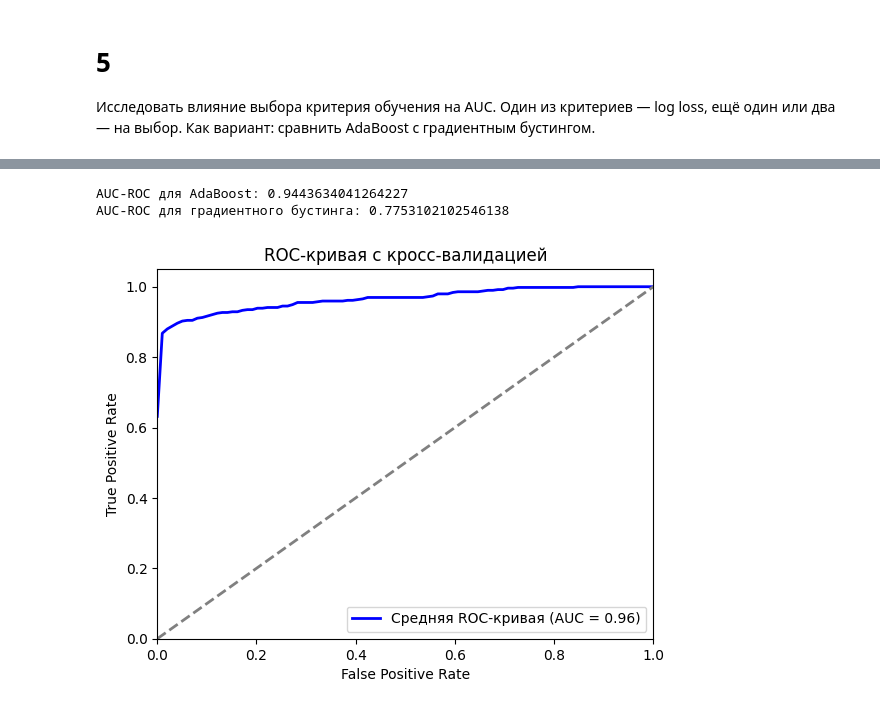
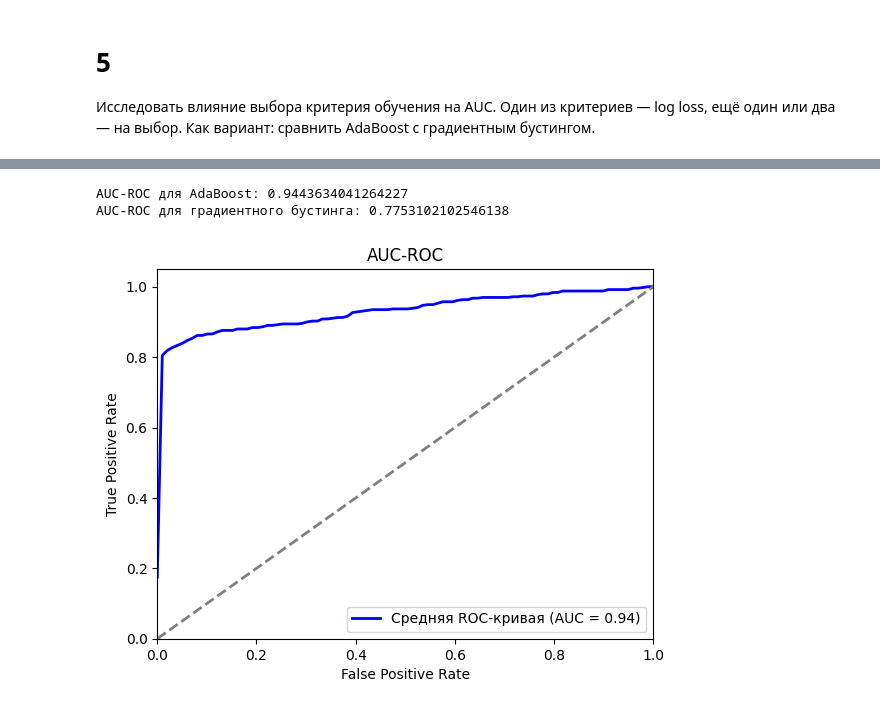
Before and after one commit to EmelyanovAlexey/solution_stat_theory, a Jupyter notebook: 5_task/lab.ipynb, the cells around one changed output, grey strips where cells are left out. Saved outputs shown, nothing was run; the diff lists cells and outputs as text; code cells hidden in the pictures.

```diff
--- a/5_task/lab.ipynb
+++ b/5_task/lab.ipynb
@@ -33,7 +33,7 @@ data = pd.read_csv("creditcard.csv")
 normal_transactions = data[data["Class"] == 0]
 fraud_transactions = data[data["Class"] == 1]
 
-normal_downsampled = resample(normal_transactions, n_samples=2000, random_state=42)
+normal_downsampled = resample(normal_transactions, n_samples=100000, random_state=42)
 
 # Объедините сокращенные нормальные транзакции и все мошеннические транзакции
 small_data = pd.concat([normal_downsampled, fraud_transactions])
@@ -57,5 +57,7 @@ Name: count, dtype: int64
 # %%
 # Разделим данные на признаки (X) и целевую переменную (y)
+small_data = small_data.sample(frac=1, random_state=42)
+
 X = small_data.drop("Class", axis=1)
 y = small_data["Class"]
 
@@ -241,18 +345,18 @@ AUC-ROC для градиентного бустинга: 0.7753102102546138
 # %%
 print("AUC-ROC для AdaBoost:", auc_ada)
 print("AUC-ROC для градиентного бустинга:", auc_grad_boost)
 
 plt.figure()
 plt.plot(mean_fpr, mean_tpr, color='b', lw=2, label='Средняя ROC-кривая (AUC = %0.2f)' % roc_auc)
 plt.plot([0, 1], [0, 1], color='gray', lw=2, linestyle='--')
 plt.xlim([0.0, 1.0])
 plt.ylim([0.0, 1.05])
 plt.xlabel('False Positive Rate')
 plt.ylabel('True Positive Rate')
-plt.title('ROC-кривая с кросс-валидацией')
+plt.title('AUC-ROC')
 plt.legend(loc="lower right")
 plt.show()
 # %% [output]
 AUC-ROC для AdaBoost: 0.9443634041264227
 AUC-ROC для градиентного бустинга: 0.7753102102546138
-[figure, old version]
+[figure, new version]
```
Also changed, not shown: parts of 8 cells of this notebook.
